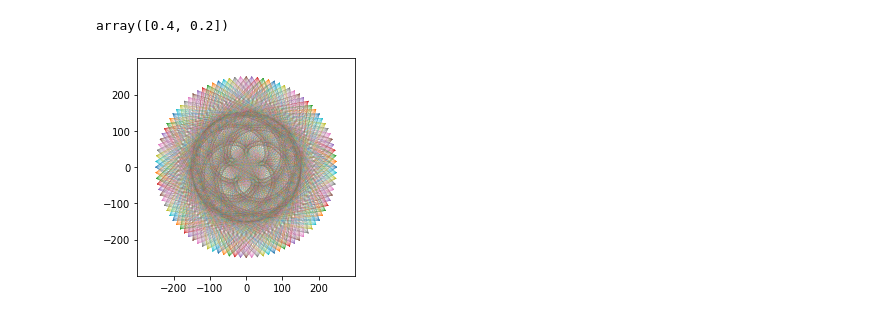
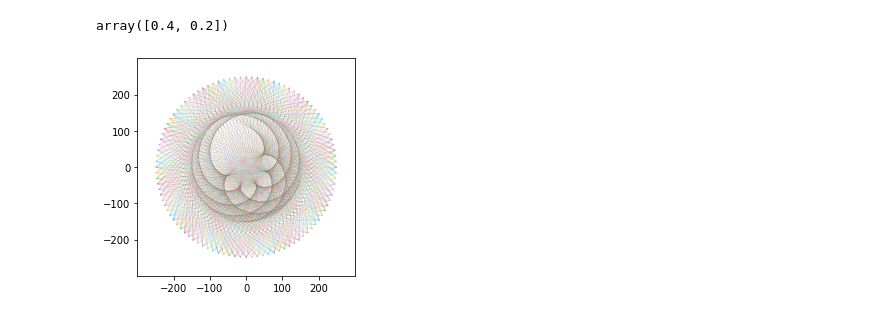
Before and after one commit to debjit-bw/planet-plots, a Jupyter notebook: lines.ipynb, the cells around one changed output. Saved outputs shown, nothing was run; the diff lists cells and outputs as text; code cells hidden in the pictures.

```diff
--- a/lines.ipynb
+++ b/lines.ipynb
@@ -55,6 +55,6 @@ array([0.4, 0.2])
 from draw_trajs import main
 from math import pi
 # %%
-main(151.76, 249.59, 0.6164383562, 32*2*pi, 100, "mars_32.png", 0.1)
+main(151.76, 249.59, 0.5312954876, 10*2*pi, 100, "mars_10.png", 0.1)
 # %% [output]
-[figure, old version]
+[figure, new version]
```
Also changed, not shown: 1 other file.
